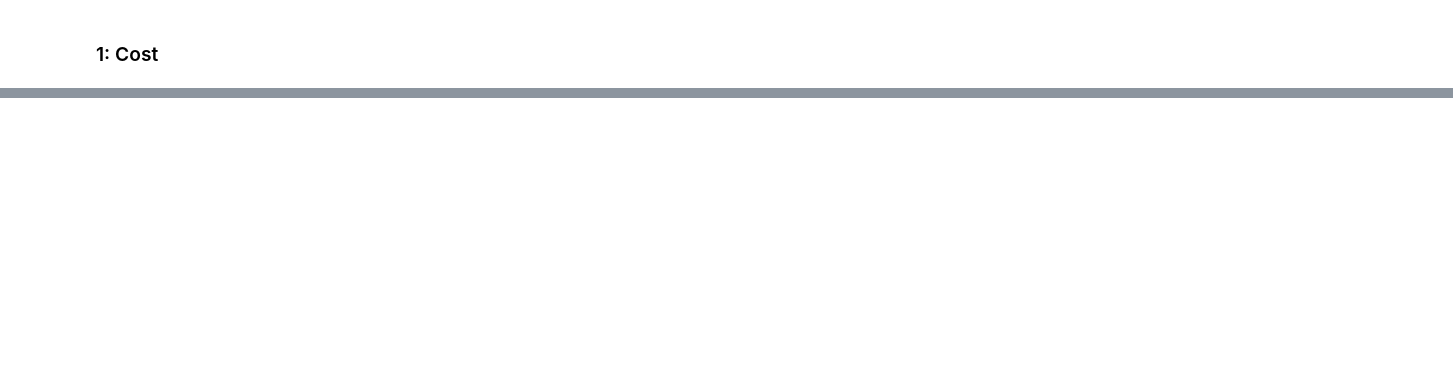
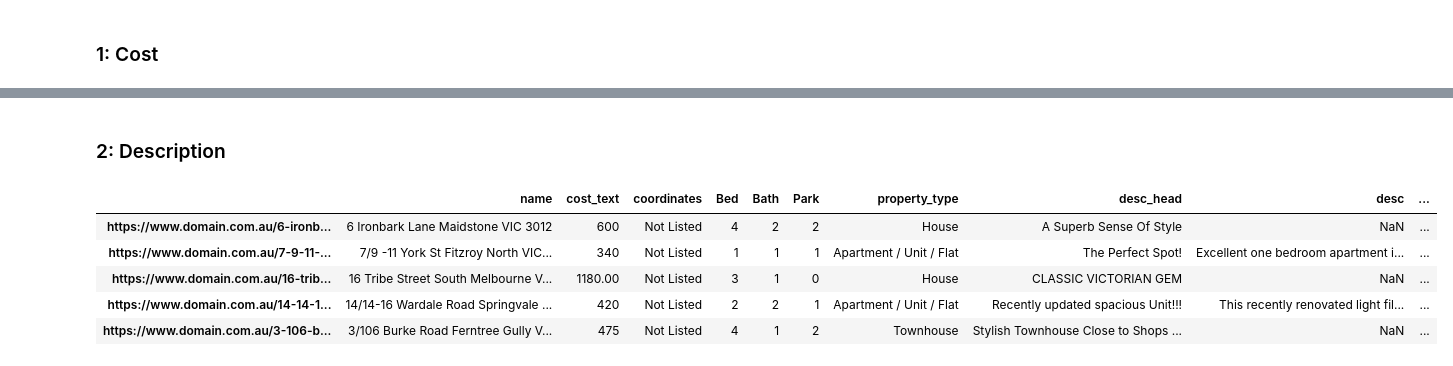
Before and after one commit to MAST30034-Applied-Data-Science/generic-real-estate-consulting-project-group-30, a Jupyter notebook: notebooks/preprocess.ipynb, the cells around one changed output, grey strips where cells are left out. Drawn from its saved outputs; the diff is of its cells as text; code cells hidden in the pictures; blank space fills up the shorter version.

Commit message:
further data cleaning

```diff
--- a/notebooks/preprocess.ipynb
+++ b/notebooks/preprocess.ipynb
@@ -31,9 +32,8 @@ import re
 for i in range(df2.shape[0]):
     cost = re.findall(r"[\d,]+", df2.iat[i, 1])
 
-
     if len(cost) == 0:
-        df2.iat[i, 1] = None
+        df2.iat[i, 1] = np.nan
 
     else:
         # find the element with length 3, since it's the most likely one
@@ -55,6 +55,7 @@ for i in range(df2.shape[0]):
             print(df2.iat[i, 1])
             print(cost)
             print("")
+            # TODO: clean this part
 # %% [output]
 1180.00
 ['1180', '00']
@@ -88,0 +77,20 @@ $1,400 per week
+# %% [markdown]
+### 2: Description
+# %%
+df3 = df2.copy()
+
+# there are many instances with invalid descriptions,
+# and fortunately, they seem relatively easy to find.
+for i in range(df3.shape[0]):
+    invalid = re.findall(r'class="', df3.iat[i, 8])
+    if invalid:
+        df3.iat[i, 8] = np.nan
+
+df3.head()
+# %% [output]
+|  | name | cost_text | coordinates | Bed | Bath | Park | property_type | desc_head | desc | ... |
+| https://www.domain.com.au/6-ironb... | 6 Ironbark Lane Maidstone VIC 3012 | 600 | Not Listed | 4 | 2 | 2 | House | A Superb Sense Of Style | NaN | ... |
+| https://www.domain.com.au/7-9-11-... | 7/9 -11 York St Fitzroy North VIC... | 340 | Not Listed | 1 | 1 | 1 | Apartment / Unit / Flat | The Perfect Spot! | Excellent one bedroom apartment i... | ... |
+| https://www.domain.com.au/16-trib... | 16 Tribe Street South Melbourne V... | 1180.00 | Not Listed | 3 | 1 | 0 | House | CLASSIC VICTORIAN GEM | NaN | ... |
+| https://www.domain.com.au/14-14-1... | 14/14-16 Wardale Road Springvale ... | 420 | Not Listed | 2 | 2 | 1 | Apartment / Unit / Flat | Recently updated spacious Unit!!! | This recently renovated light fil... | ... |
+| https://www.domain.com.au/3-106-b... | 3/106 Burke Road Ferntree Gully V... | 475 | Not Listed | 4 | 1 | 2 | Townhouse | Stylish Townhouse Close to Shops ... | NaN | ... |
```
Also changed, not shown: parts of 6 cells of this notebook.
